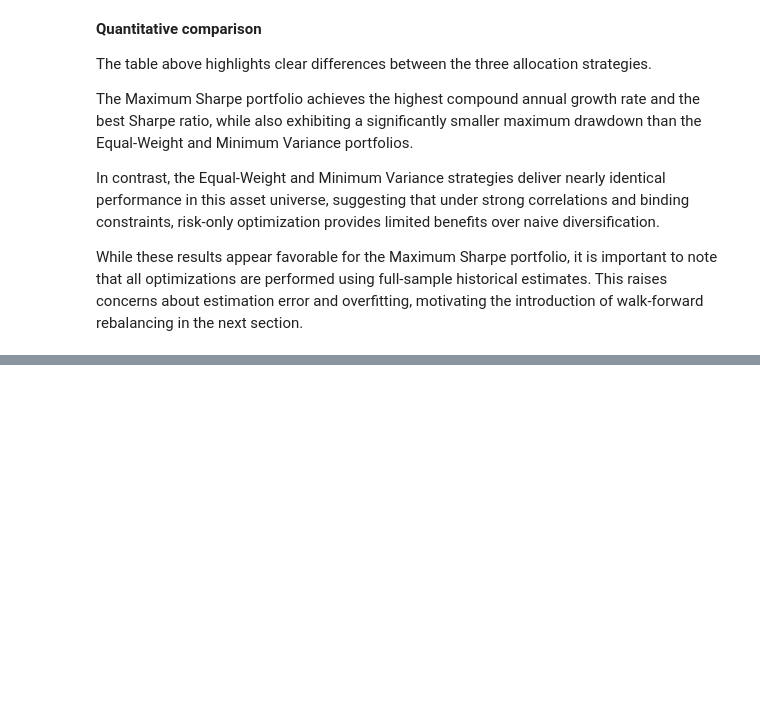
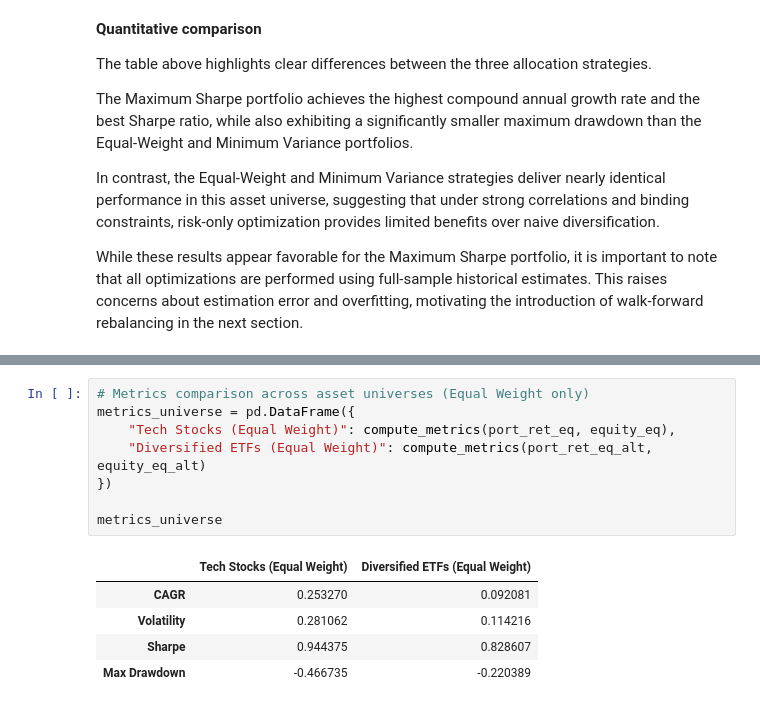
Before and after one commit to Morales-Mathieu/portfolio-optimization-methods, a Jupyter notebook: notebooks/01_portfolio_optimization_walkforward.ipynb, the cells around one changed output, grey strips where cells are left out. Drawn from its saved outputs; the diff is of its cells as text; blank space fills up the shorter version.

```diff
--- a/notebooks/01_portfolio_optimization_walkforward.ipynb
+++ b/notebooks/01_portfolio_optimization_walkforward.ipynb
@@ -408,0 +996,14 @@ next section.
+# %%
+# Metrics comparison across asset universes (Equal Weight only)
+metrics_universe = pd.DataFrame({
+    "Tech Stocks (Equal Weight)": compute_metrics(port_ret_eq, equity_eq),
+    "Diversified ETFs (Equal Weight)": compute_metrics(port_ret_eq_alt, equity_eq_alt)
+})
+
+metrics_universe
+# %% [output]
+|  | Tech Stocks (Equal Weight) | Diversified ETFs (Equal Weight) |
+| CAGR | 0.253270 | 0.092081 |
+| Volatility | 0.281062 | 0.114216 |
+| Sharpe | 0.944375 | 0.828607 |
+| Max Drawdown | -0.466735 | -0.220389 |
```
Also changed, not shown: parts of 31 cells of this notebook, 8 other files.
